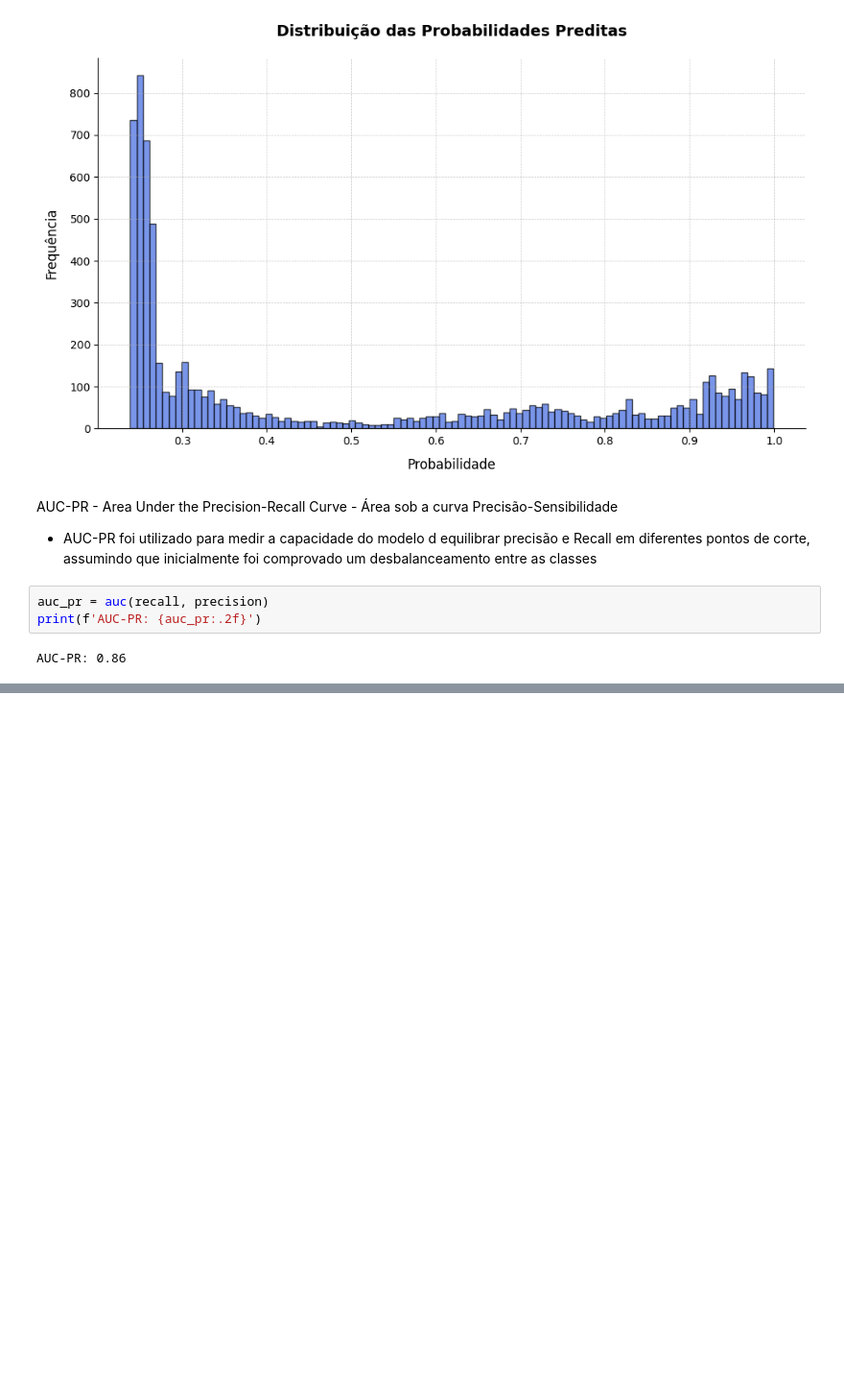
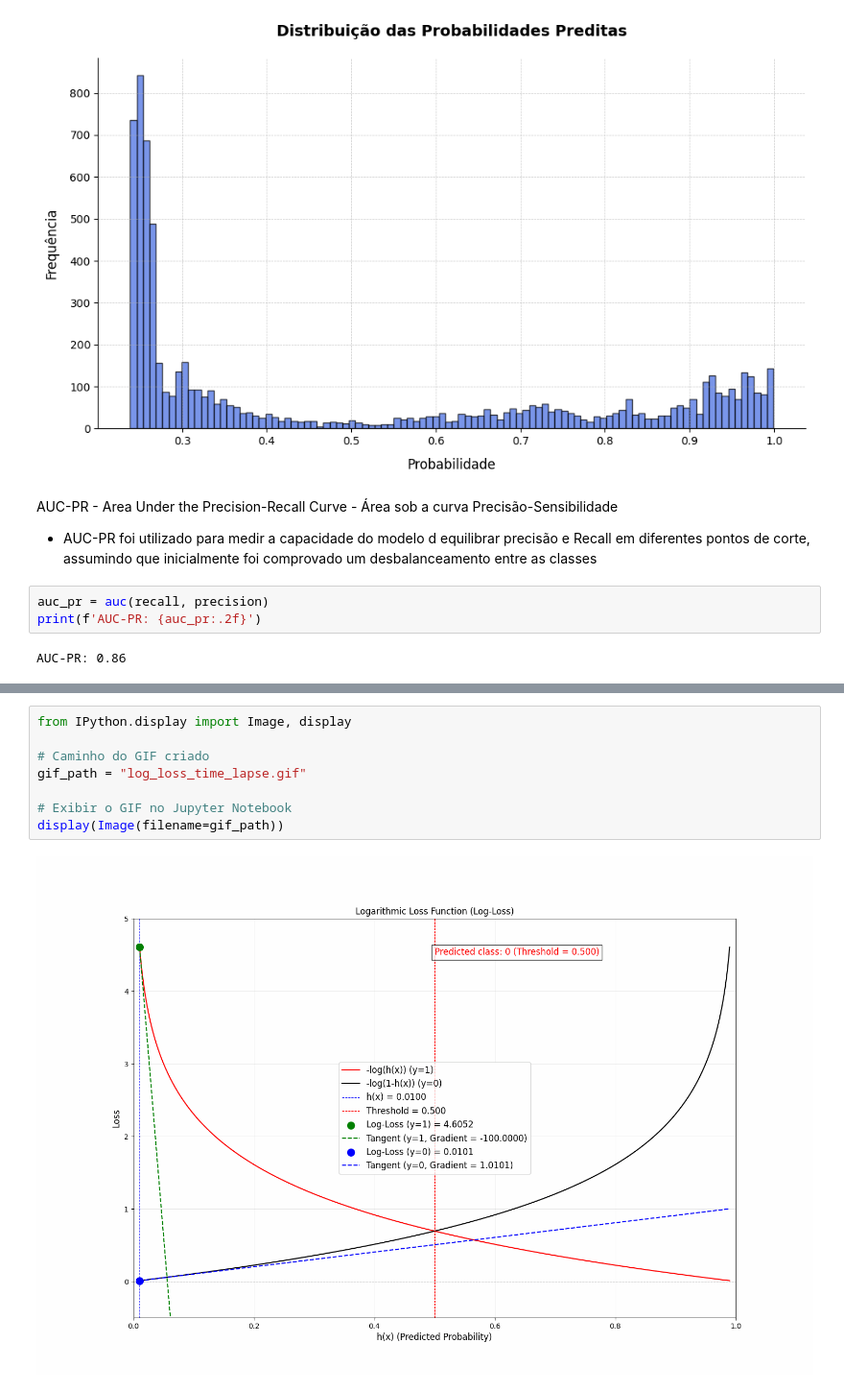
Before and after one commit to RodrigoCamposDS/churn-prediction, a Jupyter notebook: project/notebooks/05-evaluation.ipynb, the cells around one changed output, grey strips where cells are left out. Shown at 96% size. Drawn from its saved outputs; the diff is of its cells as text; blank space fills up the shorter version.

```diff
--- a/project/notebooks/05-evaluation.ipynb
+++ b/project/notebooks/05-evaluation.ipynb
@@ -442,0 +579,10 @@ AUC-PR: 0.86
+# %%
+from IPython.display import Image, display
+
+# Caminho do GIF criado
+gif_path = "log_loss_time_lapse.gif"
+
+# Exibir o GIF no Jupyter Notebook
+display(Image(filename=gif_path))
+# %% [output]
+[figure, added]
```
Also changed, not shown: parts of 3 cells of this notebook, 1 other file.
